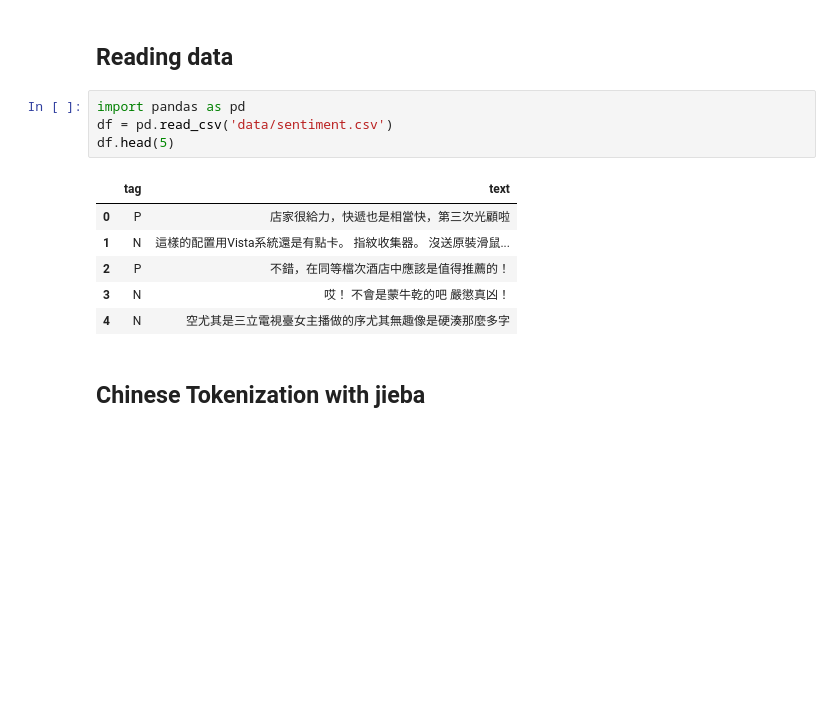
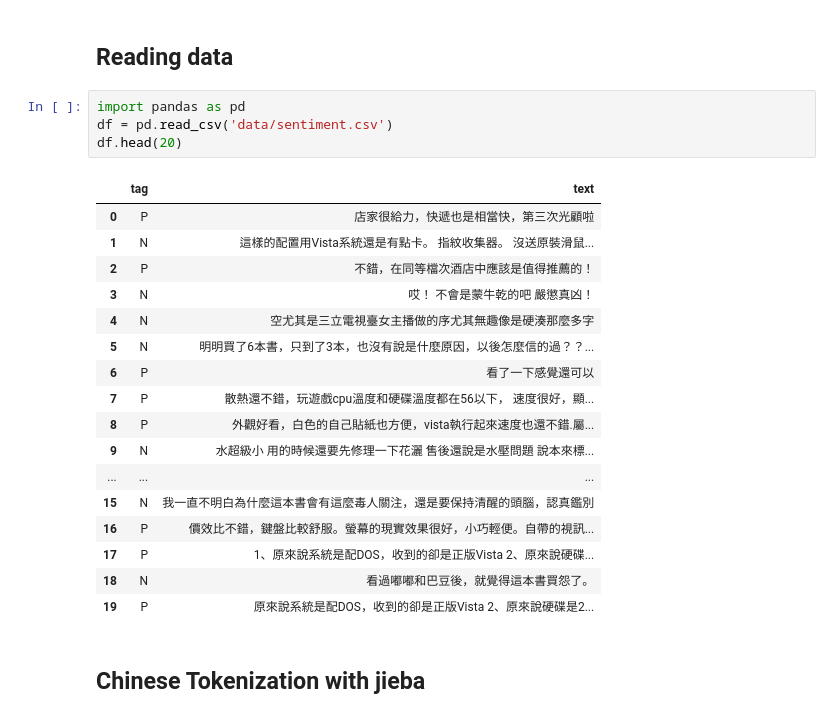
Before and after one commit to p4css/PSS, a Jupyter notebook: TM06_Clustering.ipynb, the cells around one changed output. Cells and saved outputs as stored; diff of their text form; blank space fills up the shorter version.

```diff
--- a/TM06_Clustering.ipynb
+++ b/TM06_Clustering.ipynb
@@ -5,14 +5,25 @@
 # %%
 import pandas as pd
 df = pd.read_csv('data/sentiment.csv')
-df.head(5)
+df.head(20)
 # %% [output]
 |  | tag | text |
 | 0 | P | 店家很給力，快遞也是相當快，第三次光顧啦 |
 | 1 | N | 這樣的配置用Vista系統還是有點卡。 指紋收集器。 沒送原裝滑鼠... |
 | 2 | P | 不錯，在同等檔次酒店中應該是值得推薦的！ |
 | 3 | N | 哎！ 不會是蒙牛乾的吧 嚴懲真凶！ |
 | 4 | N | 空尤其是三立電視臺女主播做的序尤其無趣像是硬湊那麼多字 |
+| 5 | N | 明明買了6本書，只到了3本，也沒有說是什麼原因，以後怎麼信的過？？... |
+| 6 | P | 看了一下感覺還可以 |
+| 7 | P | 散熱還不錯，玩遊戲cpu溫度和硬碟溫度都在56以下， 速度很好，顯... |
+| 8 | P | 外觀好看，白色的自己貼紙也方便，vista執行起來速度也還不錯.屬... |
+| 9 | N | 水超級小 用的時候還要先修理一下花灑 售後還說是水壓問題 說本來標... |
+| ... | ... | ... |
+| 15 | N | 我一直不明白為什麼這本書會有這麼毒人關注，還是要保持清醒的頭腦，認真鑑別 |
+| 16 | P | 價效比不錯，鍵盤比較舒服。螢幕的現實效果很好，小巧輕便。自帶的視訊... |
+| 17 | P | 1、原來說系統是配DOS，收到的卻是正版Vista 2、原來說硬碟... |
+| 18 | N | 看過嘟嘟和巴豆後，就覺得這本書買怨了。 |
+| 19 | P | 原來說系統是配DOS，收到的卻是正版Vista 2、原來說硬碟是2... |
 # %% [markdown]
 ## Chinese Tokenization with jieba
 # %%
```
Also changed, not shown: parts of 11 cells of this notebook.
